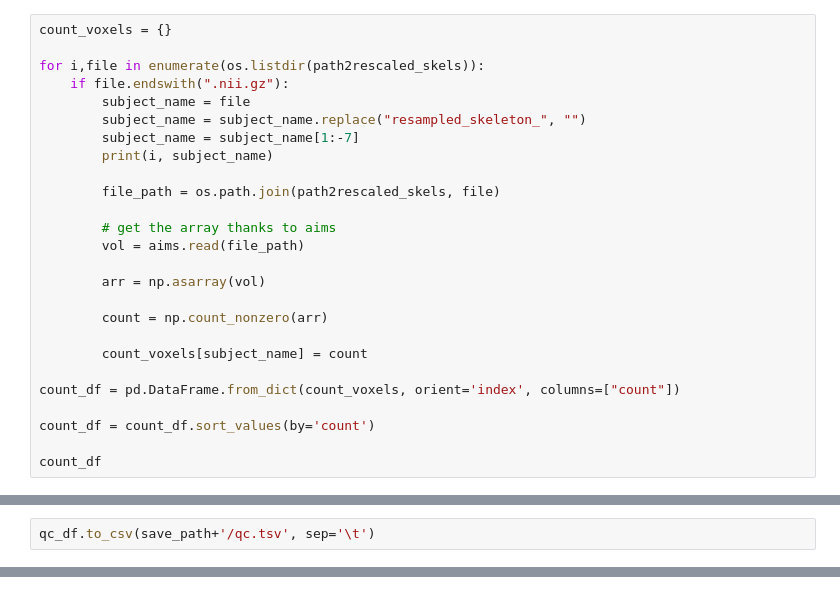
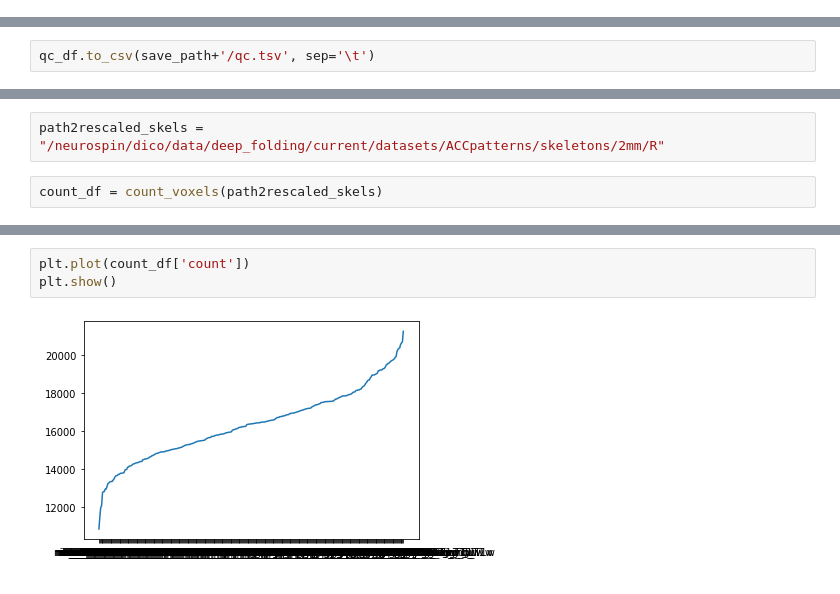
Before and after one commit to neurospin-projects/2023_agaudin_jchavas_folding_supervised, a Jupyter notebook: contrastive/notebooks/count_voxels.ipynb, the cells around one changed output, grey strips where cells are left out. Drawn from its saved outputs; the diff is of its cells as text.

```diff
--- a/contrastive/notebooks/count_voxels.ipynb
+++ b/contrastive/notebooks/count_voxels.ipynb
@@ -12,28 +47,2 @@ from soma import aims
 # %%
 path2rescaled_skels = "/neurospin/dico/data/deep_folding/current/datasets/UkBioBank/skeletons/2mm/R"
-# %%
-count_voxels = {}
-
-for i,file in enumerate(os.listdir(path2rescaled_skels)):
-    if file.endswith(".nii.gz"):
-        subject_name = file
-        subject_name = subject_name.replace("resampled_skeleton_", "")
-        subject_name = subject_name[1:-7]
-        print(i, subject_name)
-
-        file_path = os.path.join(path2rescaled_skels, file)
-
-        # get the array thanks to aims
-        vol = aims.read(file_path)
-
-        arr = np.asarray(vol)
-
-        count = np.count_nonzero(arr)
-
-        count_voxels[subject_name] = count
-
-count_df = pd.DataFrame.from_dict(count_voxels, orient='index', columns=["count"])
-
-count_df = count_df.sort_values(by='count')
-
-count_df
@@ -238,0 +301,4 @@ qc_df.to_csv(save_path+'/qc.tsv', sep='\t')
+# %%
+path2rescaled_skels = "/neurospin/dico/data/deep_folding/current/datasets/ACCpatterns/skeletons/2mm/R"
+# %%
+count_df = count_voxels(path2rescaled_skels)
@@ -238,0 +323,5 @@ qc_df.to_csv(save_path+'/qc.tsv', sep='\t')
+# %%
+plt.plot(count_df['count'])
+plt.show()
+# %% [output]
+[figure, added]
```
Also changed, not shown: parts of 19 cells of this notebook, 4 other files.
